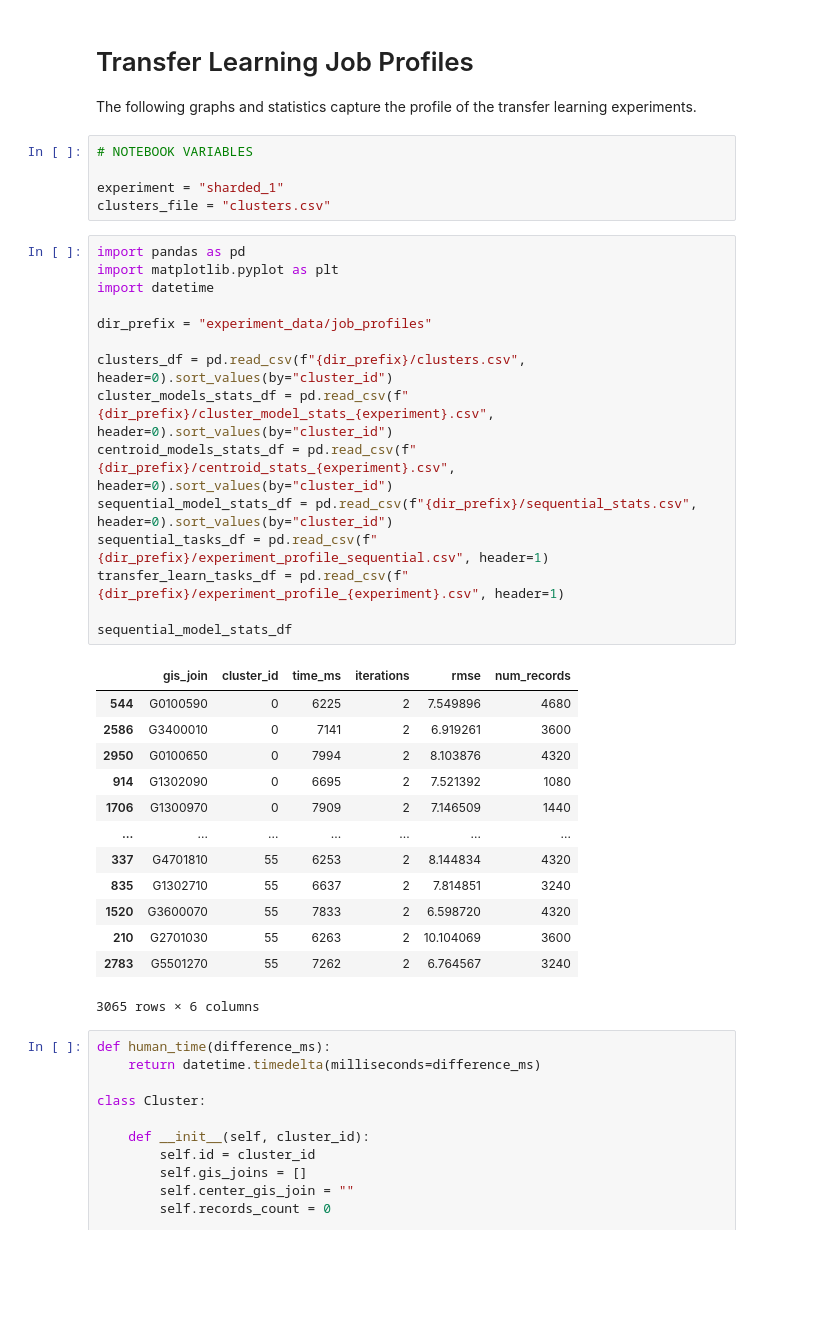
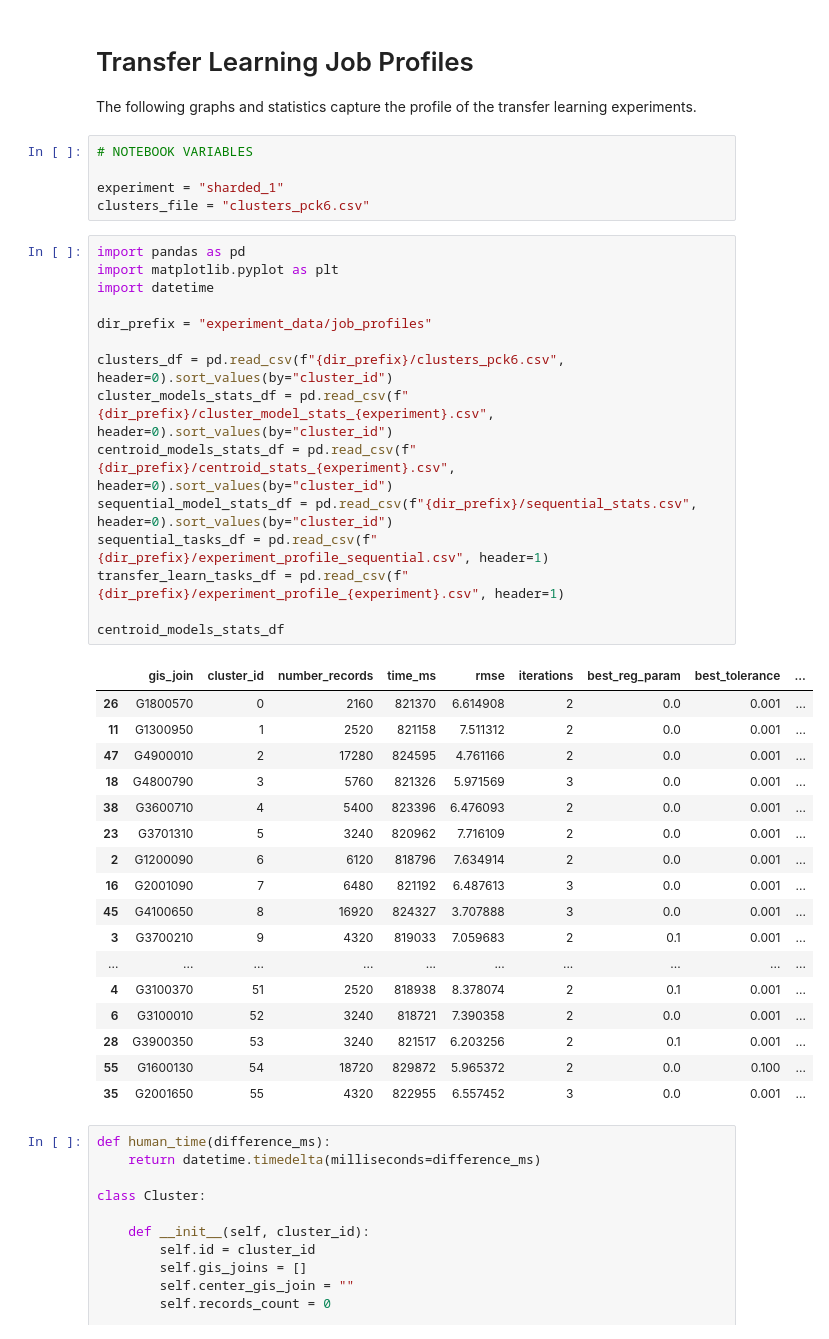
Before and after one commit to menuka94/transfer-learning, a Jupyter notebook: Job_Profiling.ipynb, the cells around one changed output. Drawn from its saved outputs; the diff is of its cells as text; blank space fills up the shorter version.

```diff
--- a/Job_Profiling.ipynb
+++ b/Job_Profiling.ipynb
@@ -6,36 +6,40 @@ The following graphs and statistics capture the profile of the transfer learning
 # NOTEBOOK VARIABLES
 
 experiment = "sharded_1"
-clusters_file = "clusters.csv"
+clusters_file = "clusters_pck6.csv"
 # %%
 import pandas as pd
 import matplotlib.pyplot as plt
 import datetime
 
 dir_prefix = "experiment_data/job_profiles"
 
-clusters_df = pd.read_csv(f"{dir_prefix}/clusters.csv", header=0).sort_values(by="cluster_id")
+clusters_df = pd.read_csv(f"{dir_prefix}/clusters_pck6.csv", header=0).sort_values(by="cluster_id")
 cluster_models_stats_df = pd.read_csv(f"{dir_prefix}/cluster_model_stats_{experiment}.csv", header=0).sort_values(by="cluster_id")
 centroid_models_stats_df = pd.read_csv(f"{dir_prefix}/centroid_stats_{experiment}.csv", header=0).sort_values(by="cluster_id")
 sequential_model_stats_df = pd.read_csv(f"{dir_prefix}/sequential_stats.csv", header=0).sort_values(by="cluster_id")
 sequential_tasks_df = pd.read_csv(f"{dir_prefix}/experiment_profile_sequential.csv", header=1)
 transfer_learn_tasks_df = pd.read_csv(f"{dir_prefix}/experiment_profile_{experiment}.csv", header=1)
 
-sequential_model_stats_df
+centroid_models_stats_df
 # %% [output]
-|  | gis_join | cluster_id | time_ms | iterations | rmse | num_records |
-| 544 | G0100590 | 0 | 6225 | 2 | 7.549896 | 4680 |
-| 2586 | G3400010 | 0 | 7141 | 2 | 6.919261 | 3600 |
-| 2950 | G0100650 | 0 | 7994 | 2 | 8.103876 | 4320 |
-| 914 | G1302090 | 0 | 6695 | 2 | 7.521392 | 1080 |
-| 1706 | G1300970 | 0 | 7909 | 2 | 7.146509 | 1440 |
-| ... | ... | ... | ... | ... | ... | ... |
-| 337 | G4701810 | 55 | 6253 | 2 | 8.144834 | 4320 |
-| 835 | G1302710 | 55 | 6637 | 2 | 7.814851 | 3240 |
-| 1520 | G3600070 | 55 | 7833 | 2 | 6.598720 | 4320 |
-| 210 | G2701030 | 55 | 6263 | 2 | 10.104069 | 3600 |
-| 2783 | G5501270 | 55 | 7262 | 2 | 6.764567 | 3240 |
+|  | gis_join | cluster_id | number_records | time_ms | rmse | iterations | best_reg_param | best_tolerance | ... |
+| 26 | G1800570 | 0 | 2160 | 821370 | 6.614908 | 2 | 0.0 | 0.001 | ... |
+| 11 | G1300950 | 1 | 2520 | 821158 | 7.511312 | 2 | 0.0 | 0.001 | ... |
+| 47 | G4900010 | 2 | 17280 | 824595 | 4.761166 | 2 | 0.0 | 0.001 | ... |
+| 18 | G4800790 | 3 | 5760 | 821326 | 5.971569 | 3 | 0.0 | 0.001 | ... |
+| 38 | G3600710 | 4 | 5400 | 823396 | 6.476093 | 2 | 0.0 | 0.001 | ... |
+| 23 | G3701310 | 5 | 3240 | 820962 | 7.716109 | 2 | 0.0 | 0.001 | ... |
+| 2 | G1200090 | 6 | 6120 | 818796 | 7.634914 | 2 | 0.0 | 0.001 | ... |
+| 16 | G2001090 | 7 | 6480 | 821192 | 6.487613 | 3 | 0.0 | 0.001 | ... |
+| 45 | G4100650 | 8 | 16920 | 824327 | 3.707888 | 3 | 0.0 | 0.001 | ... |
+| 3 | G3700210 | 9 | 4320 | 819033 | 7.059683 | 2 | 0.1 | 0.001 | ... |
+| ... | ... | ... | ... | ... | ... | ... | ... | ... | ... |
+| 4 | G3100370 | 51 | 2520 | 818938 | 8.378074 | 2 | 0.1 | 0.001 | ... |
+| 6 | G3100010 | 52 | 3240 | 818721 | 7.390358 | 2 | 0.0 | 0.001 | ... |
+| 28 | G3900350 | 53 | 3240 | 821517 | 6.203256 | 2 | 0.1 | 0.001 | ... |
+| 55 | G1600130 | 54 | 18720 | 829872 | 5.965372 | 2 | 0.0 | 0.100 | ... |
+| 35 | G2001650 | 55 | 4320 | 822955 | 6.557452 | 3 | 0.0 | 0.001 | ... |
-3065 rows × 6 columns
 # %%
 def human_time(difference_ms):
     return datetime.timedelta(milliseconds=difference_ms)
```
Also changed, not shown: parts of 1 cell of this notebook, 3 other files.
